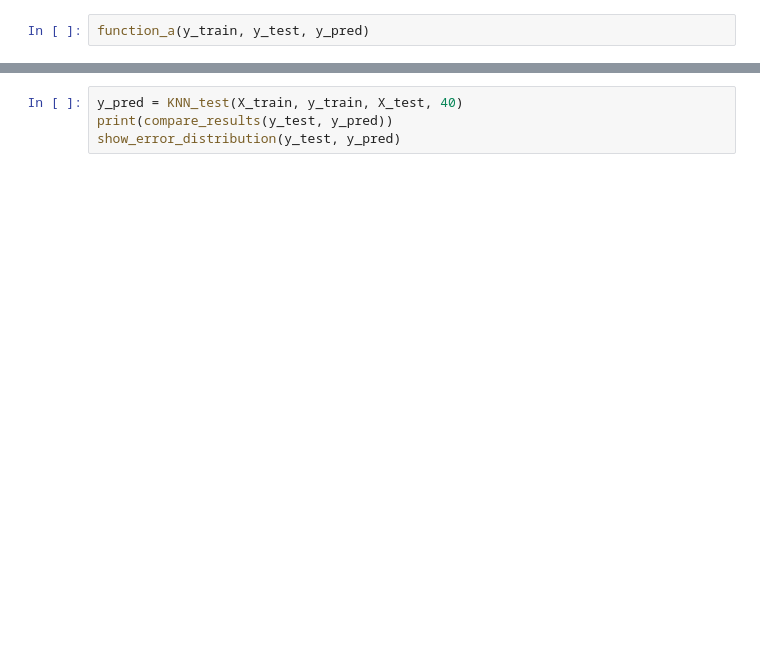
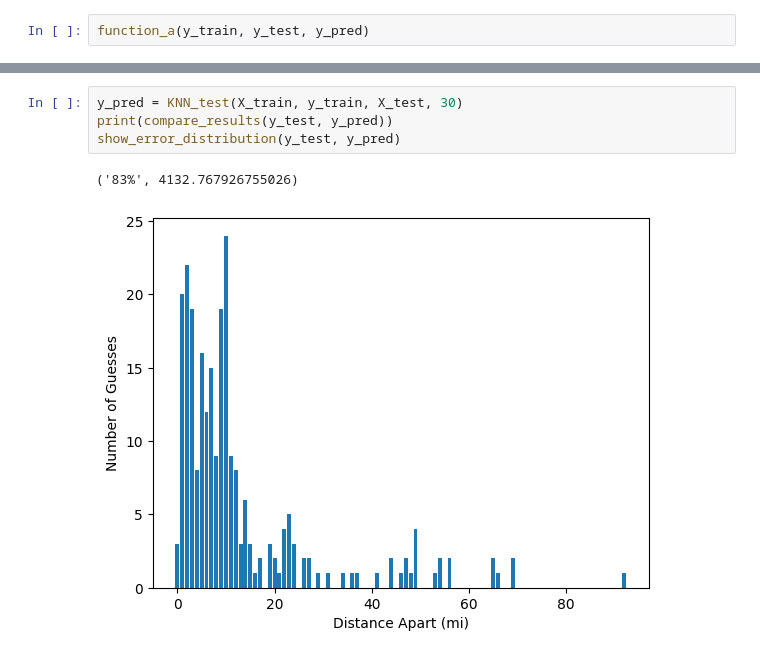
Before and after one commit to Groundpepper/CS-UY-4563-Proj, a Jupyter notebook: Untitled.ipynb, the cells around one changed output, grey strips where cells are left out. Cells and saved outputs as stored; diff of their text form; blank space fills up the shorter version.

```diff
--- a/Untitled.ipynb
+++ b/Untitled.ipynb
@@ -153,7 +330,10 @@ display_KNN_graph(X_train, y_train, X_test)
 # %%
-y_pred = KNN_test(X_train, y_train, X_test, 40)
+y_pred = KNN_test(X_train, y_train, X_test, 30)
 print(compare_results(y_test, y_pred))
 show_error_distribution(y_test, y_pred)
+# %% [output]
+('83%', 4132.767926755026)
+[figure, added]
 # %%
 y_pred = linreg_test(X_train, y_train, X_test)
 print(compare_results(y_test, y_pred))
```
Also changed, not shown: parts of 18 cells of this notebook, 1 other file.
